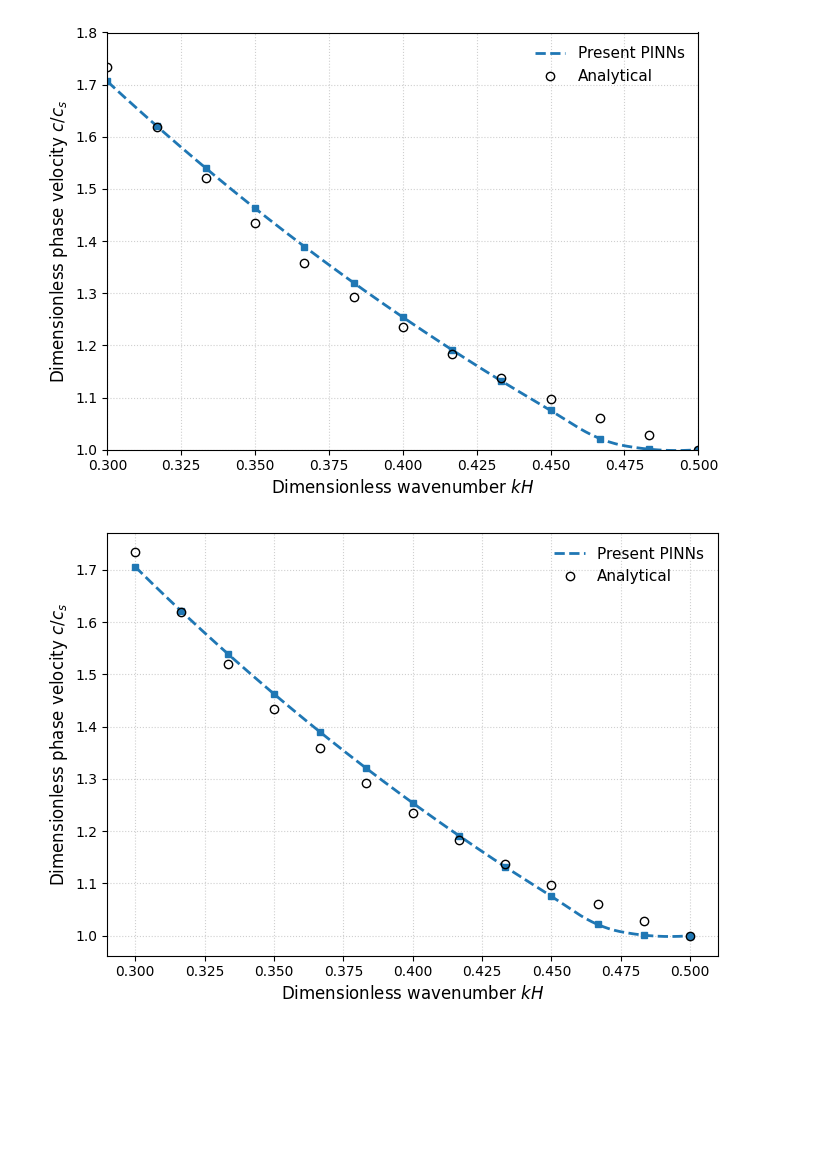
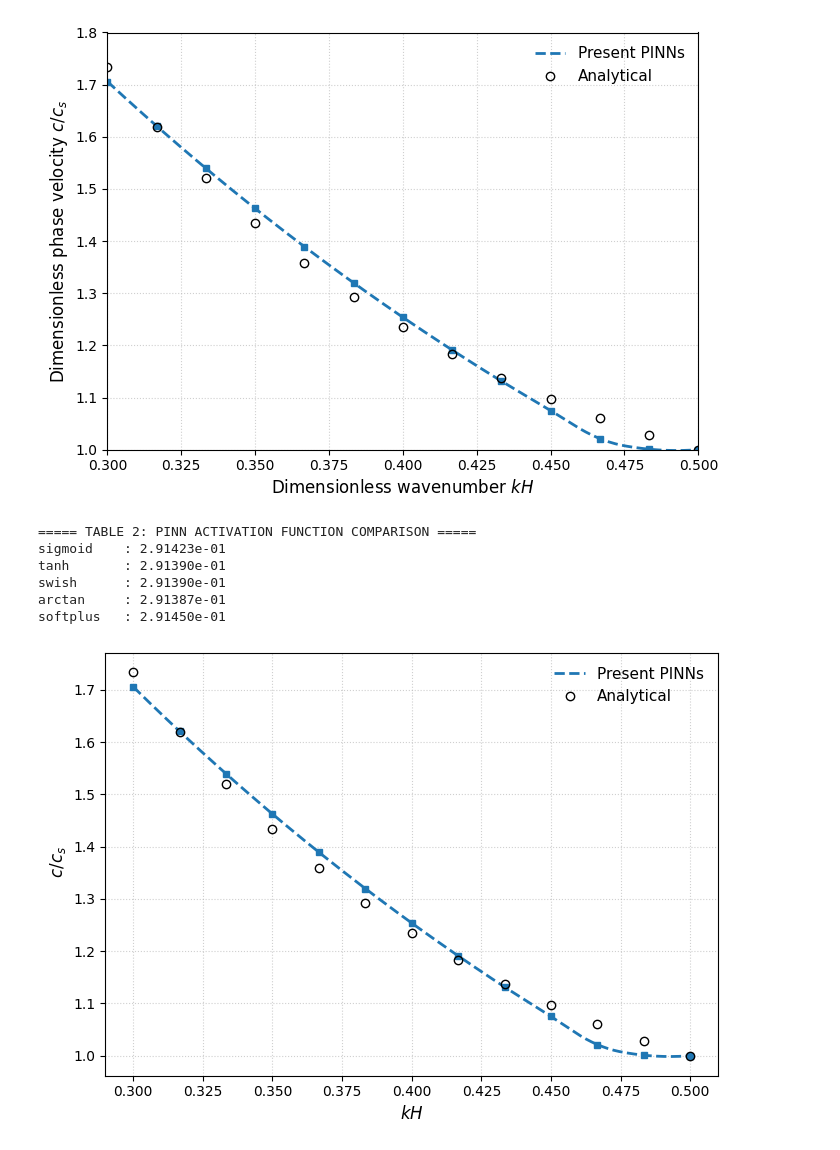
Before and after one commit to mayankjha-my/PINN, a Jupyter notebook: experiments/PINN_three_layer_system.ipynb, the cells around one changed output. Cells and saved outputs as stored; diff of their text form; code cells hidden in the pictures; blank space fills up the shorter version.

```diff
--- a/experiments/PINN_three_layer_system.ipynb
+++ b/experiments/PINN_three_layer_system.ipynb
@@ -43,7 +43,8 @@ Device: cpu
 # %% [markdown]
 # Build-Models
 # %%
-model_layer, model_half = get_all_networks()
+model_layer, model_half = get_all_networks(activation="tanh")
+
 
 model_layer.to(DEVICE)
 model_half.to(DEVICE)
@@ -589,5 +607,50 @@ plt.show()
 # %% [output]
 [figure]
+# %%
+import numpy as np
+import torch
+
+activation_list = ["sigmoid", "tanh", "swish", "arctan", "softplus"]
+
+# ----------------------------------------
+# Load analytical reference (dimensionless)
+# ----------------------------------------
+ana = np.loadtxt("analytical_dispersion.csv", delimiter=",")
+kH_ref = ana[:, 0]
+c_ana = ana[:, 1]        # c / c_ref
+
+# Reference shear velocity (same as analytical code)
+rho1 = 9890.0
+mu44l = 4.35e9
+c_ref = np.sqrt(mu44l / rho1)
+
+print("\n===== TABLE 2: PINN ACTIVATION FUNCTION COMPARISON =====")
+
+for act in activation_list:
+
+    # Load PINN dispersion
+    disp = np.array(torch.load(f"dispersion_{act}.pt"), dtype=float)
+    kH_pinn = disp[:, 0]
+    c_pinn_physical = disp[:, 1]     # m/s
+
+    # 🔥 NORMALIZE PINN VELOCITY
+    c_pinn = c_pinn_physical / c_ref   # c / c_ref
+
+    # Interpolate analytical solution to PINN grid
+    c_ana_interp = np.interp(kH_pinn, kH_ref, c_ana)
+
+    # Relative L2 error (dimensionless vs dimensionless)
+    rel_error = np.linalg.norm(c_pinn - c_ana_interp) \
+              / np.linalg.norm(c_ana_interp)
+
+    print(f"{act:10s} : {rel_error:.5e}")
+# %% [output]
+===== TABLE 2: PINN ACTIVATION FUNCTION COMPARISON =====
+sigmoid    : 2.91423e-01
+tanh       : 2.91390e-01
+swish      : 2.91390e-01
+arctan     : 2.91387e-01
+softplus   : 2.91450e-01
 # %%
 import numpy as np
 import matplotlib.pyplot as plt
@@ -620,33 +683,33 @@ kH_sorted = kH[idx]
 c_pinn_sorted = c_pinn[idx]
 
 kH_smooth = np.linspace(kH_sorted.min(), kH_sorted.max(), 300)
 spline = make_interp_spline(kH_sorted, c_pinn_sorted, k=2)
 c_pinn_smooth = spline(kH_smooth)
 
 
 # ==============================
 # Plot: PINN vs Analytical
 # ==============================
 plt.figure(figsize=(7, 5))
 
 # PINN
 plt.plot(kH_smooth, c_pinn_smooth, '--',
          color='tab:blue', linewidth=2, label='Present PINNs')
 plt.plot(kH, c_pinn, 's',
          color='tab:blue', markersize=5)
 
 # Analytical
 plt.plot(kH, c_ana, 'o',
          color='black', markerfacecolor='none',
          markersize=6, label='Analytical')
 
-plt.xlabel(r'Dimensionless wavenumber $kH$', fontsize=12)
-plt.ylabel(r'Dimensionless phase velocity $c/c_s$', fontsize=12)
+plt.xlabel(r'$kH$', fontsize=12)
+plt.ylabel(r' $c/c_s$', fontsize=12)
 
 plt.grid(True, linestyle=':', alpha=0.6)
 plt.legend(fontsize=11, frameon=False)
 
 plt.tight_layout()
 plt.show()
 # %% [output]
-[figure, old version]
+[figure, new version]
```
Also changed, not shown: parts of 27 cells of this notebook, 6 other files.
